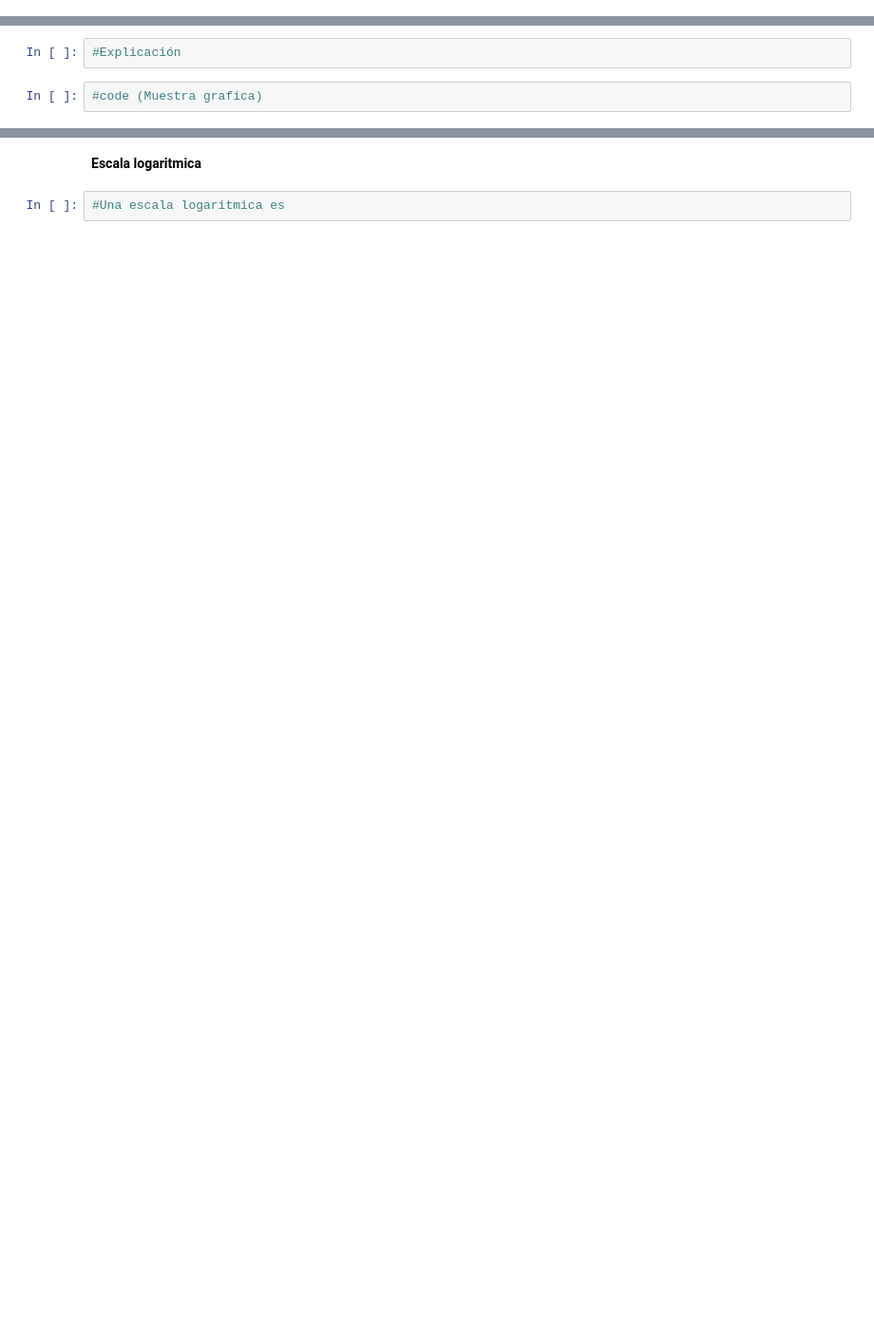
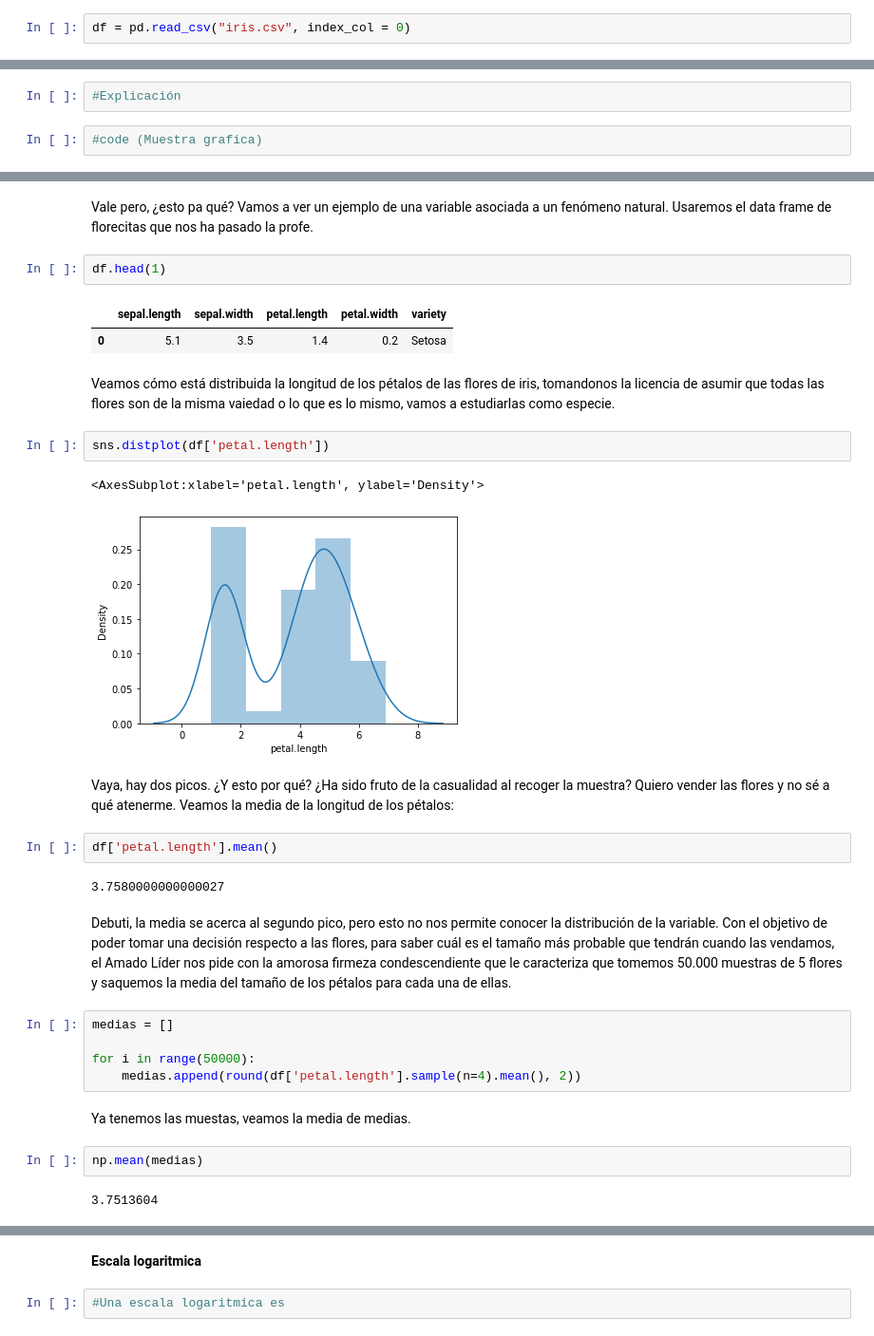
Before and after one commit to Origamologo/Tipos-de-distribucion, a Jupyter notebook: distribuciones_estadisticas.ipynb, the cells around one changed output, grey strips where cells are left out. Shown at 95% size. Cells and saved outputs as stored; diff of their text form; blank space fills up the shorter version.

```diff
--- a/distribuciones_estadisticas.ipynb
+++ b/distribuciones_estadisticas.ipynb
@@ -5,3 +8,5 @@ import seaborn as sns
+# %%
+df = pd.read_csv("iris.csv", index_col = 0)
 # %% [markdown]
 # ¿Que es una distribución?
 # %% [markdown]
@@ -32,0 +58,34 @@ plt.show
+# %% [markdown]
+Vale pero, ¿esto pa qué?
+Vamos a ver un ejemplo de una variable asociada a un fenómeno natural. Usaremos el data frame de florecitas que nos ha pasado la profe.
+# %%
+df.head(1)
+# %% [output]
+|  | sepal.length | sepal.width | petal.length | petal.width | variety |
+| 0 | 5.1 | 3.5 | 1.4 | 0.2 | Setosa |
+# %% [markdown]
+Veamos cómo está distribuida la longitud de los pétalos de las flores de iris, tomandonos la licencia de asumir que todas las flores son de la misma vaiedad o lo que es lo mismo, vamos a estudiarlas como especie.
+# %%
+sns.distplot(df['petal.length'])
+# %% [output]
+<AxesSubplot:xlabel='petal.length', ylabel='Density'>
+[figure, added]
+# %% [markdown]
+Vaya, hay dos picos. ¿Y esto por qué? ¿Ha sido fruto de la casualidad al recoger la muestra? Quiero vender las flores y no sé a qué atenerme. Veamos la media de la longitud de los pétalos:
+# %%
+df['petal.length'].mean()
+# %% [output]
+3.7580000000000027
+# %% [markdown]
+Debuti, la media se acerca al segundo pico, pero esto no nos permite conocer la distribución de la variable. Con el objetivo de poder tomar una decisión respecto a las flores, para saber cuál es el tamaño más probable que tendrán cuando las vendamos, el Amado Líder nos pide con la amorosa firmeza condescendiente que le caracteriza que tomemos 50.000 muestras de 5 flores y saquemos la media del tamaño de los pétalos para cada una de ellas.
+# %%
+medias = []
+
+for i in range(50000):
+    medias.append(round(df['petal.length'].sample(n=4).mean(), 2))
+# %% [markdown]
+Ya tenemos las muestas, veamos la media de medias.
+# %%
+np.mean(medias)
+# %% [output]
+3.7513604
```
Also changed, not shown: parts of 13 cells of this notebook, 1 other file.
